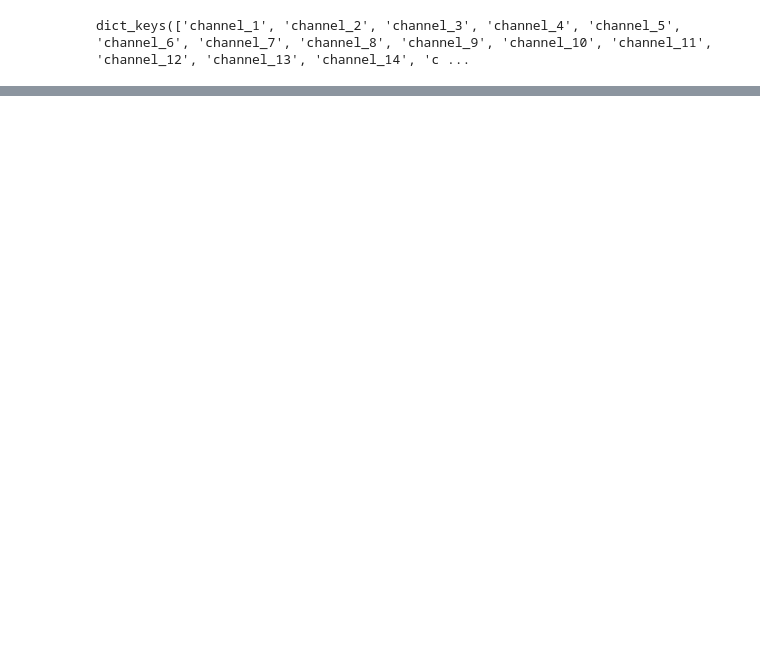
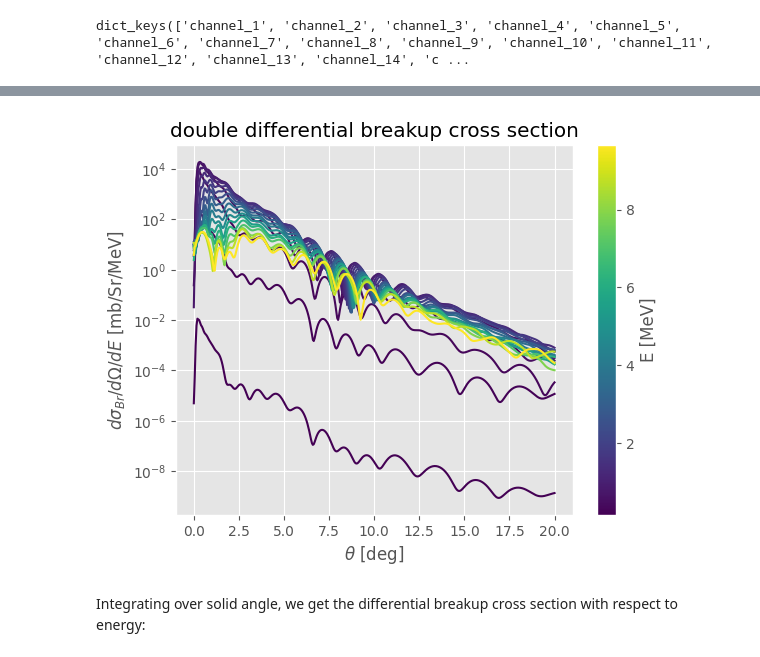
Before and after one commit to bandframework/Bfrescox, a Jupyter notebook: book/notebooks/Breakup.ipynb, the cells around one changed output, grey strips where cells are left out. Saved outputs shown, nothing was run; the diff lists cells and outputs as text; code cells hidden in the pictures; blank space fills up the shorter version.

Commit message:
add full breakup notebook

```diff
--- a/book/notebooks/Breakup.ipynb
+++ b/book/notebooks/Breakup.ipynb
@@ -91,0 +134,31 @@ dict_keys(['channel_1', 'channel_2', 'channel_3', 'channel_4', 'channel_5', 'cha
+# %%
+# get breakup channels (elastic is always channel 1)
+br_channels = dict([(k, results[k]) for k in results.keys() if k != "channel_1"])
+# %%
+dsigma_dOmega = np.zeros((len(br_channels), len(results["channel_1"]["Theta_deg"])))
+for i, key in enumerate(br_channels):
+    theta = np.array(np.deg2rad(results[key]["Theta_deg"]))
+    dsigma_dOmega[i, :] = results[key]["sigma_mb_sr"]
+# %%
+fig, ax = plt.subplots()
+# Choose colormap and normalization
+cmap = plt.get_cmap("viridis")
+norm = mpl.colors.Normalize(vmin=energy_bins.min(), vmax=energy_bins.max())
+
+for i in range(dsigma_dOmega.shape[0]):
+    plt.semilogy(
+        np.rad2deg(theta), dsigma_dOmega[i, :], color=cmap(norm(energy_bins[i]))
+    )
+
+sm = mpl.cm.ScalarMappable(norm=norm, cmap=cmap)
+cbar = fig.colorbar(sm, ax=ax)
+cbar.set_label("E [MeV]")
+
+ax.set_xlabel(r"$\theta$ [deg]")
+ax.set_ylabel(r"$d\sigma_{Br}/d\Omega / dE$ [mb/Sr/MeV]")
+ax.set_title("double differential breakup cross section")
+plt.show()
+# %% [output]
+[figure, added]
+# %% [markdown]
+Integrating over solid angle, we get the differential breakup cross section with respect to energy:
```
Also changed, not shown: parts of 12 cells of this notebook.
